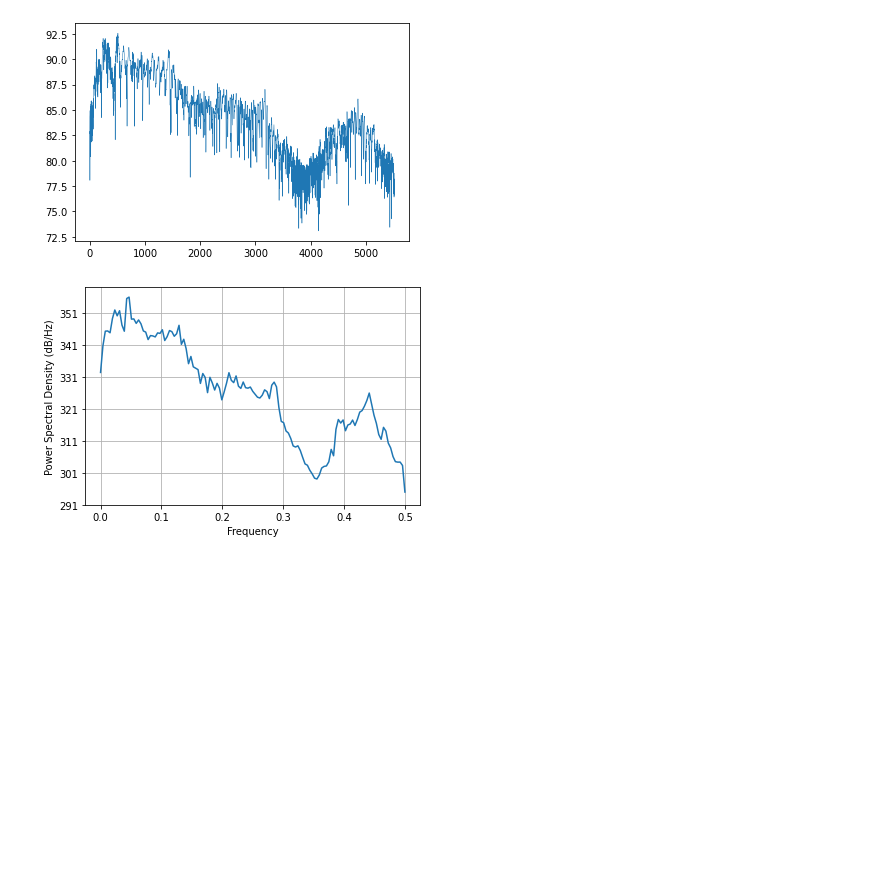
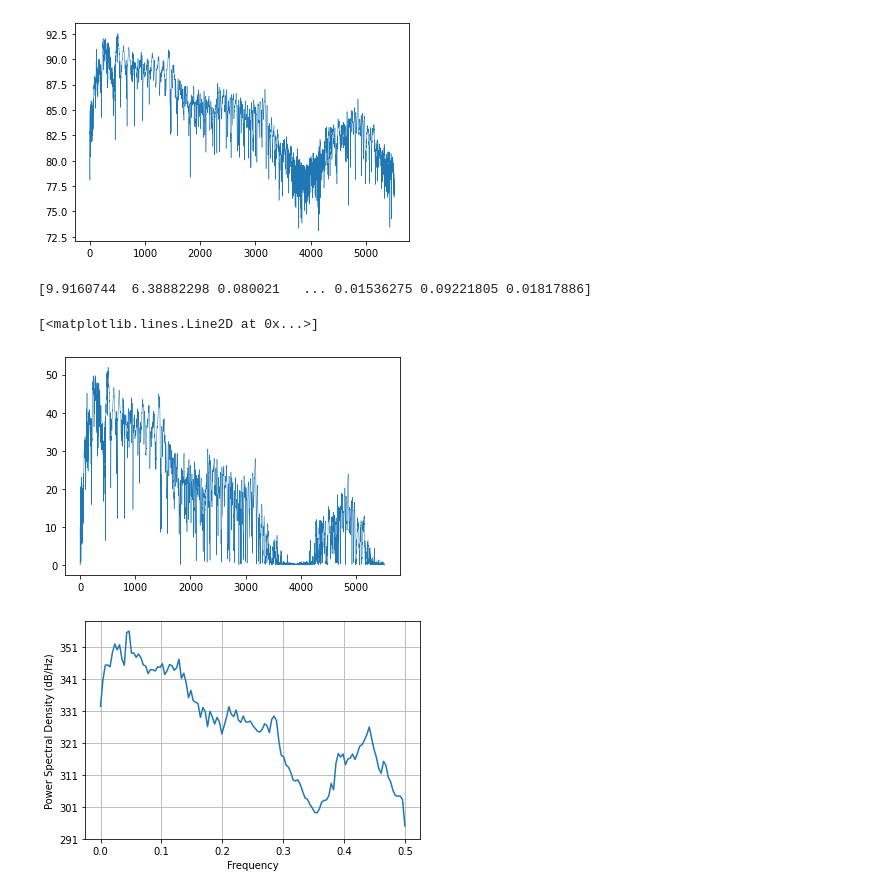
Before and after one commit to goznalo-git/AudioWaves, a Jupyter notebook: AudioWaves.ipynb, the cells around one changed output. Cells and saved outputs as stored; diff of their text form; code cells hidden in the pictures; blank space fills up the shorter version.

```diff
--- a/AudioWaves.ipynb
+++ b/AudioWaves.ipynb
@@ -104,6 +135,15 @@ plt.plot(np.log(freq), lw=0.5)
 plt.grid(False)
 # %% [output]
 [figure]
+# %%
+freqnorm = freq/1E+35
+print(freq/1E+35)
+datt = np.piecewise(freqnorm, [freqnorm < 1, freqnorm >= 1], [lambda freqnorm: freqnorm, lambda freqnorm: 10 * np.log10(freqnorm)])
+plt.plot(datt,lw=0.5)
+# %% [output]
+[9.9160744  6.38882298 0.080021   ... 0.01536275 0.09221805 0.01817886]
+[<matplotlib.lines.Line2D at 0x...>]
+[figure, added]
 # %%
 # no clue what this is, check https://pyspectrum.readthedocs.io/en/latest/ref_fourier.html#spectrum.periodogram.Periodogram
 Welfreq = spectrum.WelchPeriodogram(sound_info[:onesec_info]) # this is the frequency spectrum
```
Also changed, not shown: parts of 7 cells of this notebook, 2 other files.
